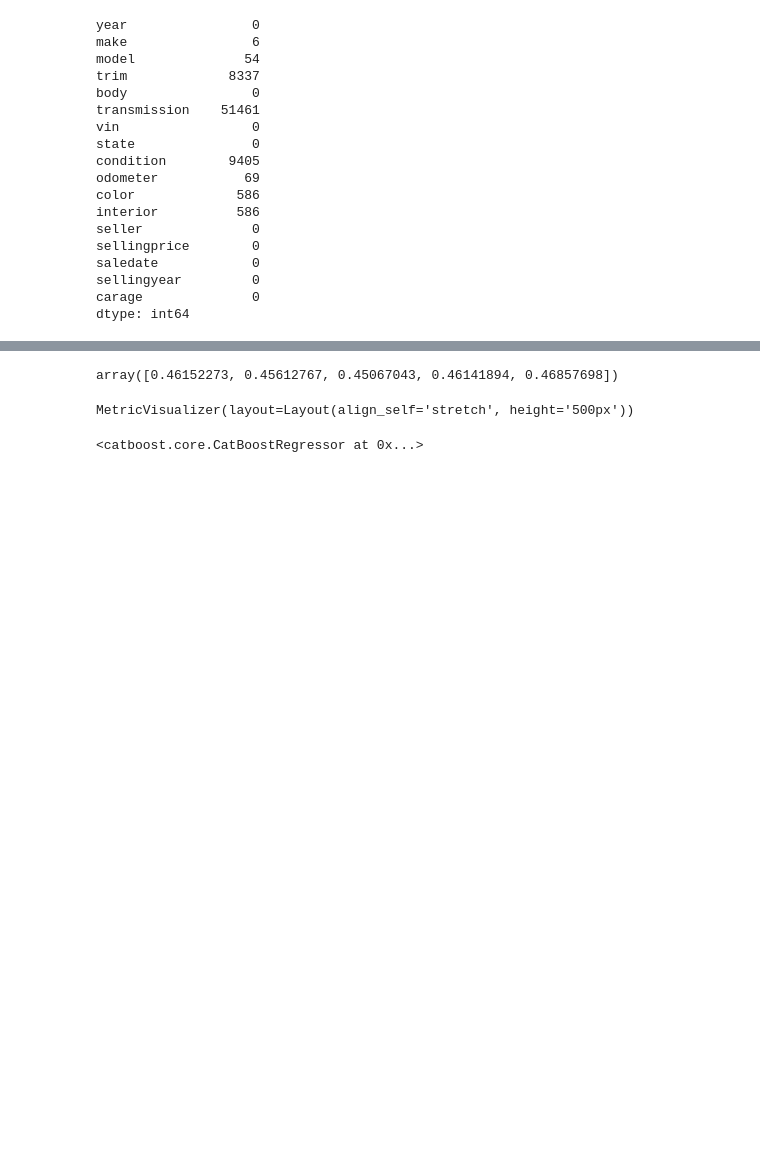
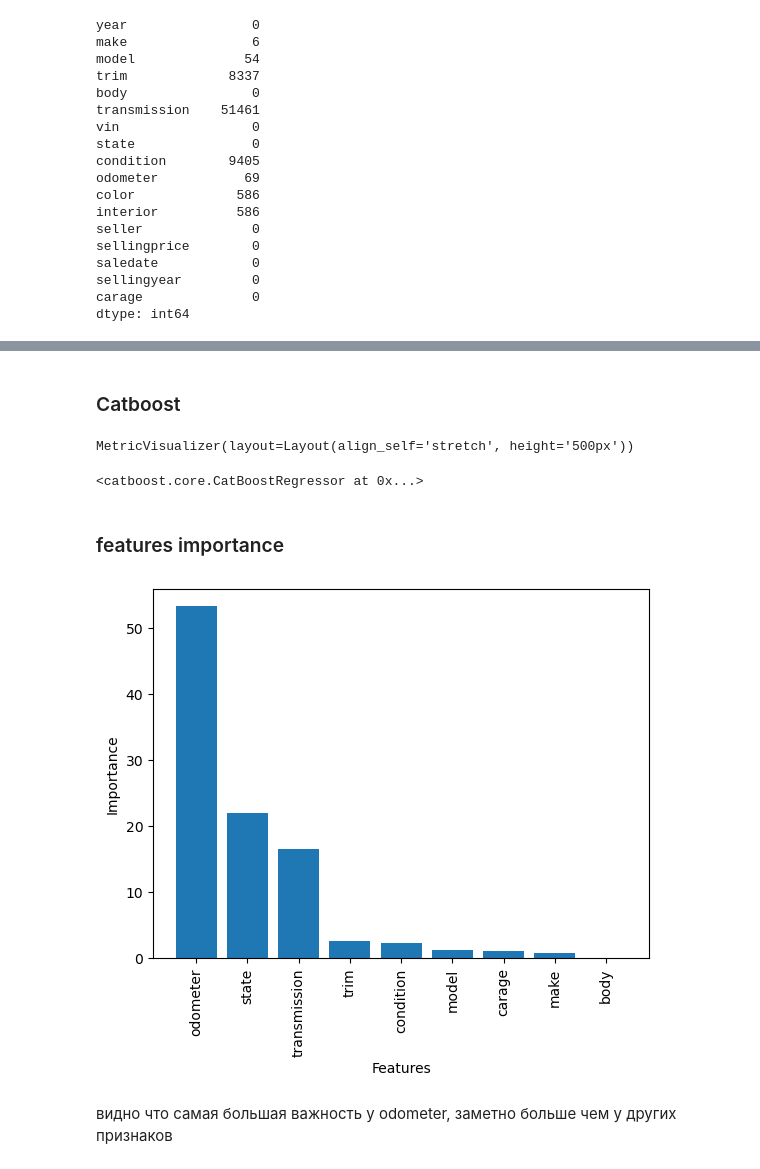
Before and after one commit to aporoski/first-project, a Jupyter notebook: notebook6eec11a73d.ipynb, the cells around one changed output, grey strips where cells are left out. Drawn from its saved outputs; the diff is of its cells as text; code cells hidden in the pictures; blank space fills up the shorter version.

```diff
--- a/notebook6eec11a73d.ipynb
+++ b/notebook6eec11a73d.ipynb
@@ -588,7 +617,5 @@ MAPE 108.3362253063634
 # %%
-lm = LinearRegression()
-lm.fit(features_train_encoded, target_train)
-scores = cross_val_score(lm, features_valid_encoded, target_valid, scoring='r2', cv=5)
-scores
+# lm = LinearRegression()
+# lm.fit(features_train_encoded, target_train)
+# scores = cross_val_score(lm, features_valid_encoded, target_valid, scoring='r2', cv=5)
+# scores
-# %% [output]
-array([0.46152273, 0.45612767, 0.45067043, 0.46141894, 0.46857698])
@@ -596,0 +622,2 @@ cat = CatBoostRegressor()
+# %% [markdown]
+### Catboost
@@ -599,5 +628,22 @@ cat.fit(features_train_encoded,target_train,verbose=False, plot=True)
 # %% [output]
 MetricVisualizer(layout=Layout(align_self='stretch', height='500px'))
 <catboost.core.CatBoostRegressor at 0x...>
+# %% [markdown]
+### features importance
+# %%
+feature_importances = cat.get_feature_importance()
+# %%
+sorted_indices = feature_importances.argsort()[::-1]
+sorted_feature_importances = feature_importances[sorted_indices]
+
+plt.bar(range(len(sorted_feature_importances)), sorted_feature_importances)
+plt.xticks(range(len(sorted_feature_importances)), features_train_encoded.columns[sorted_indices], rotation=90)
+plt.xlabel('Features')
+plt.ylabel('Importance')
+plt.show()
+# %% [output]
+[figure, added]
+# %% [markdown]
+видно что самая большая важность у odometer, заметно больше чем у других признаков
 # %%
 params = {"iterations": 100,
```
Also changed, not shown: parts of 62 cells of this notebook.
